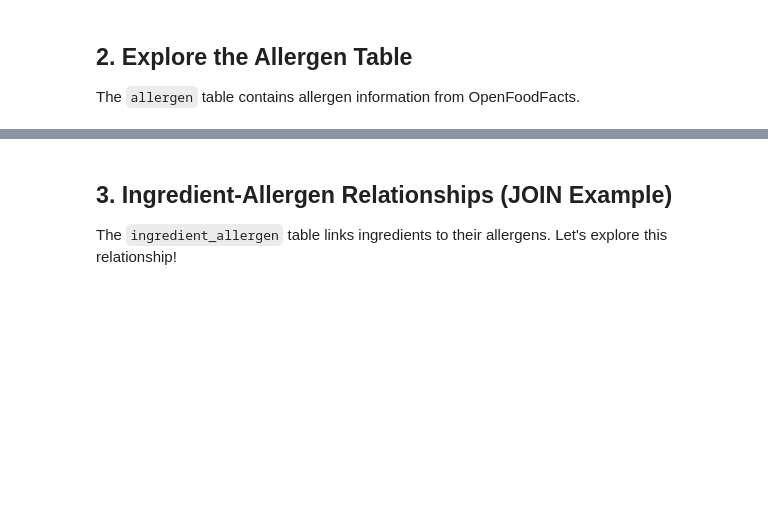
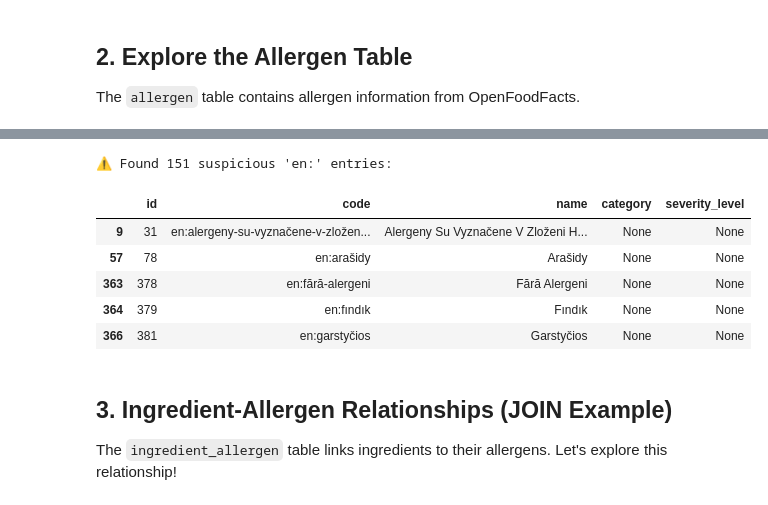
Before and after one commit to danielgavrilov/feeb, a Jupyter notebook: ingredient-api/explore_ingredient_data.ipynb, the cells around one changed output, grey strips where cells are left out. Drawn from its saved outputs; the diff is of its cells as text; code cells hidden in the pictures; blank space fills up the shorter version.

```diff
--- a/ingredient-api/explore_ingredient_data.ipynb
+++ b/ingredient-api/explore_ingredient_data.ipynb
@@ -212,3 +208,22 @@ Total Allergens: 21
+# %%
+import re
+
+# Flag rows with English code but non-Latin characters
+invalid_lang_rows = allergens[
+    allergens["code"].str.startswith("en:") &
+    allergens["name"].str.contains(r"[^\x00-\x7F]", na=False)
+]
+
+print(f"⚠️ Found {len(invalid_lang_rows)} suspicious 'en:' entries:")
+display(invalid_lang_rows.head())
+# %% [output]
+⚠️ Found 151 suspicious 'en:' entries:
+|  | id | code | name | category | severity_level |
+| 9 | 31 | en:alergeny-su-vyznačene-v-zložen... | Alergeny Su Vyznačene V Zloženi H... | None | None |
+| 57 | 78 | en:arašidy | Arašidy | None | None |
+| 363 | 378 | en:fără-alergeni | Fără Alergeni | None | None |
+| 364 | 379 | en:fındık | Fındık | None | None |
+| 366 | 381 | en:garstyčios | Garstyčios | None | None |
 # %% [markdown]
 ## 3. Ingredient-Allergen Relationships (JOIN Example)
 
```
Also changed, not shown: parts of 9 cells of this notebook, 11 other files.
